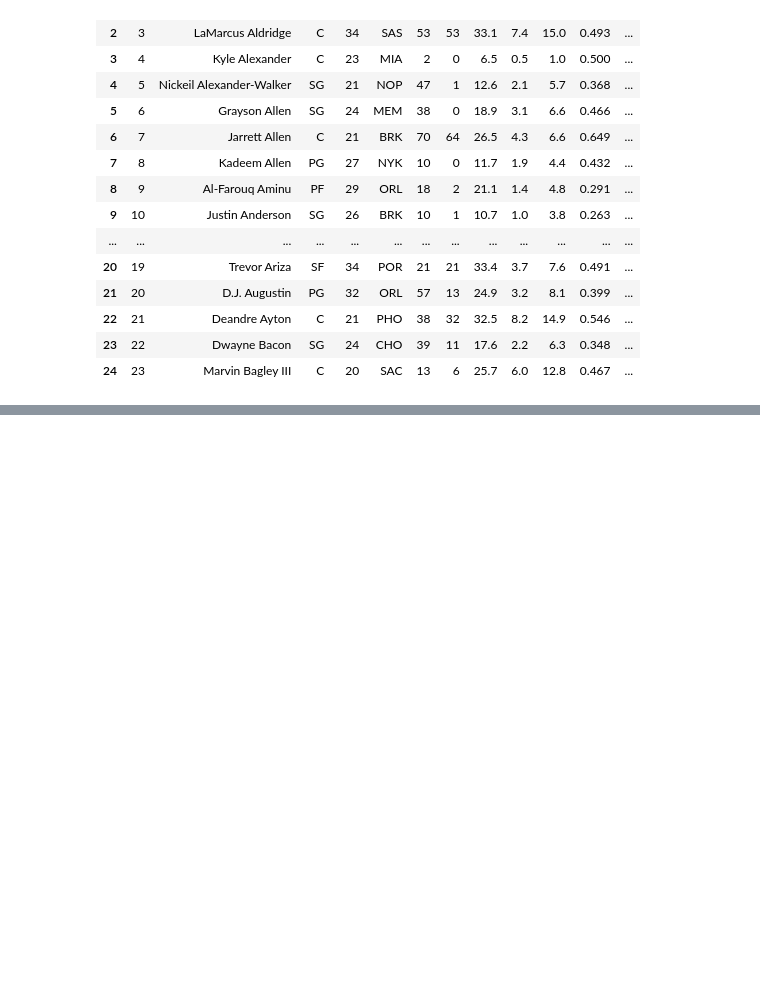
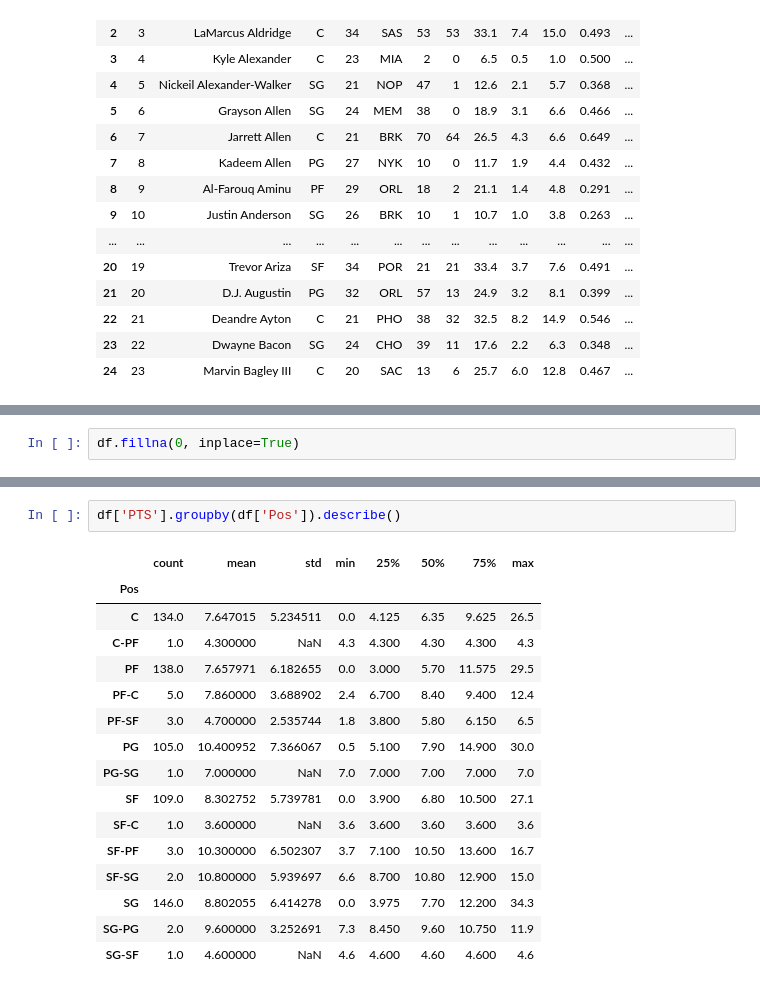
Before and after one commit to KenHoffman95/Fantasy-Basketball-Preseason-Analysis-2020, a Jupyter notebook: Data Cleaning, Feature Engineering and EDA.ipynb, the cells around one changed output, grey strips where cells are left out. Saved outputs shown, nothing was run; the diff lists cells and outputs as text; blank space fills up the shorter version.

```diff
--- a/Data Cleaning, Feature Engineering and EDA.ipynb
+++ b/Data Cleaning, Feature Engineering and EDA.ipynb
@@ -37,0 +62,2 @@ df.head(25)
+# %%
+df.fillna(0, inplace=True)
@@ -37,0 +84,19 @@ df.head(25)
+# %%
+df['PTS'].groupby(df['Pos']).describe()
+# %% [output]
+|  | count | mean | std | min | 25% | 50% | 75% | max |
+| Pos |  |  |  |  |  |  |  |  |
+| C | 134.0 | 7.647015 | 5.234511 | 0.0 | 4.125 | 6.35 | 9.625 | 26.5 |
+| C-PF | 1.0 | 4.300000 | NaN | 4.3 | 4.300 | 4.30 | 4.300 | 4.3 |
+| PF | 138.0 | 7.657971 | 6.182655 | 0.0 | 3.000 | 5.70 | 11.575 | 29.5 |
+| PF-C | 5.0 | 7.860000 | 3.688902 | 2.4 | 6.700 | 8.40 | 9.400 | 12.4 |
+| PF-SF | 3.0 | 4.700000 | 2.535744 | 1.8 | 3.800 | 5.80 | 6.150 | 6.5 |
+| PG | 105.0 | 10.400952 | 7.366067 | 0.5 | 5.100 | 7.90 | 14.900 | 30.0 |
+| PG-SG | 1.0 | 7.000000 | NaN | 7.0 | 7.000 | 7.00 | 7.000 | 7.0 |
+| SF | 109.0 | 8.302752 | 5.739781 | 0.0 | 3.900 | 6.80 | 10.500 | 27.1 |
+| SF-C | 1.0 | 3.600000 | NaN | 3.6 | 3.600 | 3.60 | 3.600 | 3.6 |
+| SF-PF | 3.0 | 10.300000 | 6.502307 | 3.7 | 7.100 | 10.50 | 13.600 | 16.7 |
+| SF-SG | 2.0 | 10.800000 | 5.939697 | 6.6 | 8.700 | 10.80 | 12.900 | 15.0 |
+| SG | 146.0 | 8.802055 | 6.414278 | 0.0 | 3.975 | 7.70 | 12.200 | 34.3 |
+| SG-PG | 2.0 | 9.600000 | 3.252691 | 7.3 | 8.450 | 9.60 | 10.750 | 11.9 |
+| SG-SF | 1.0 | 4.600000 | NaN | 4.6 | 4.600 | 4.60 | 4.600 | 4.6 |
```
Also changed, not shown: parts of 3 cells of this notebook.
